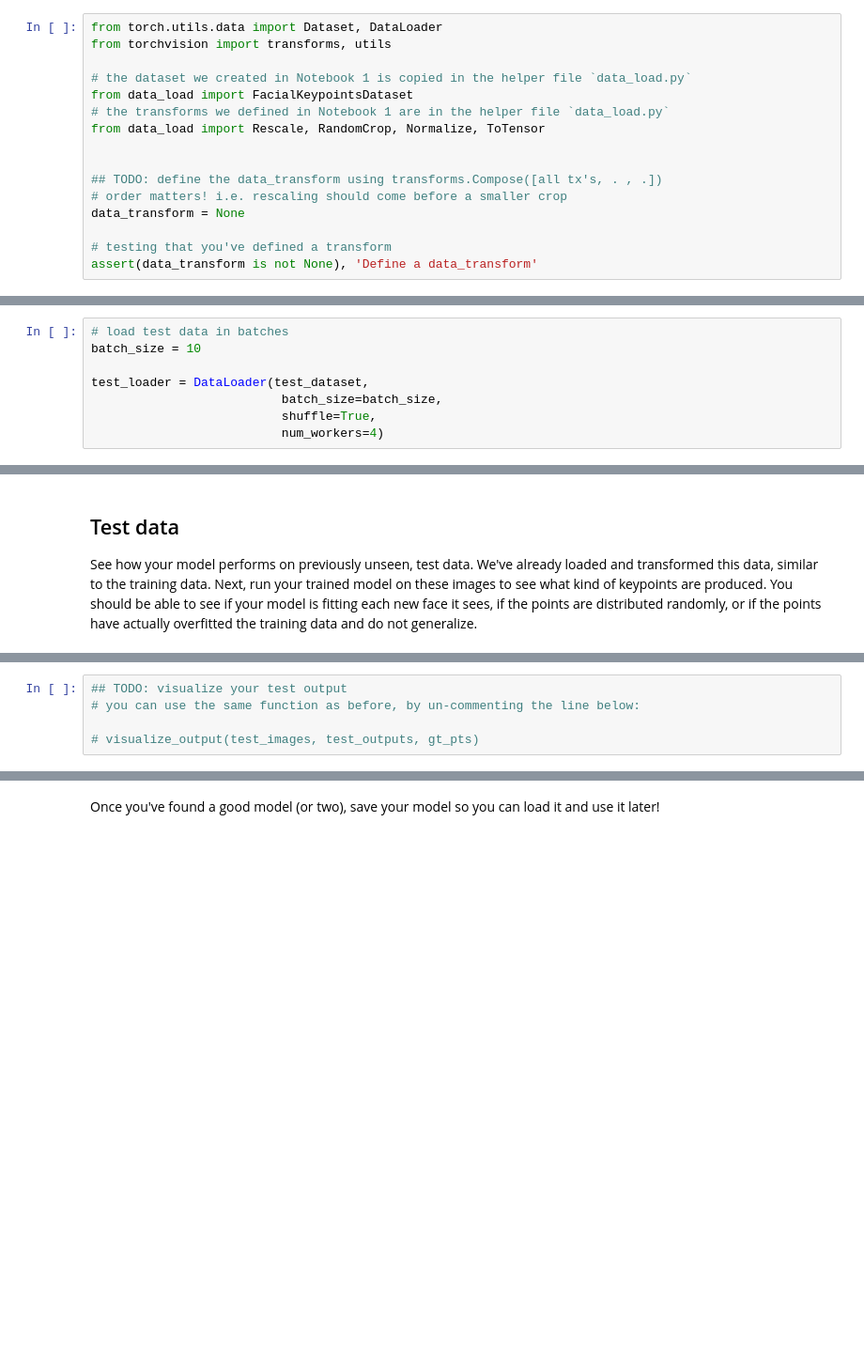
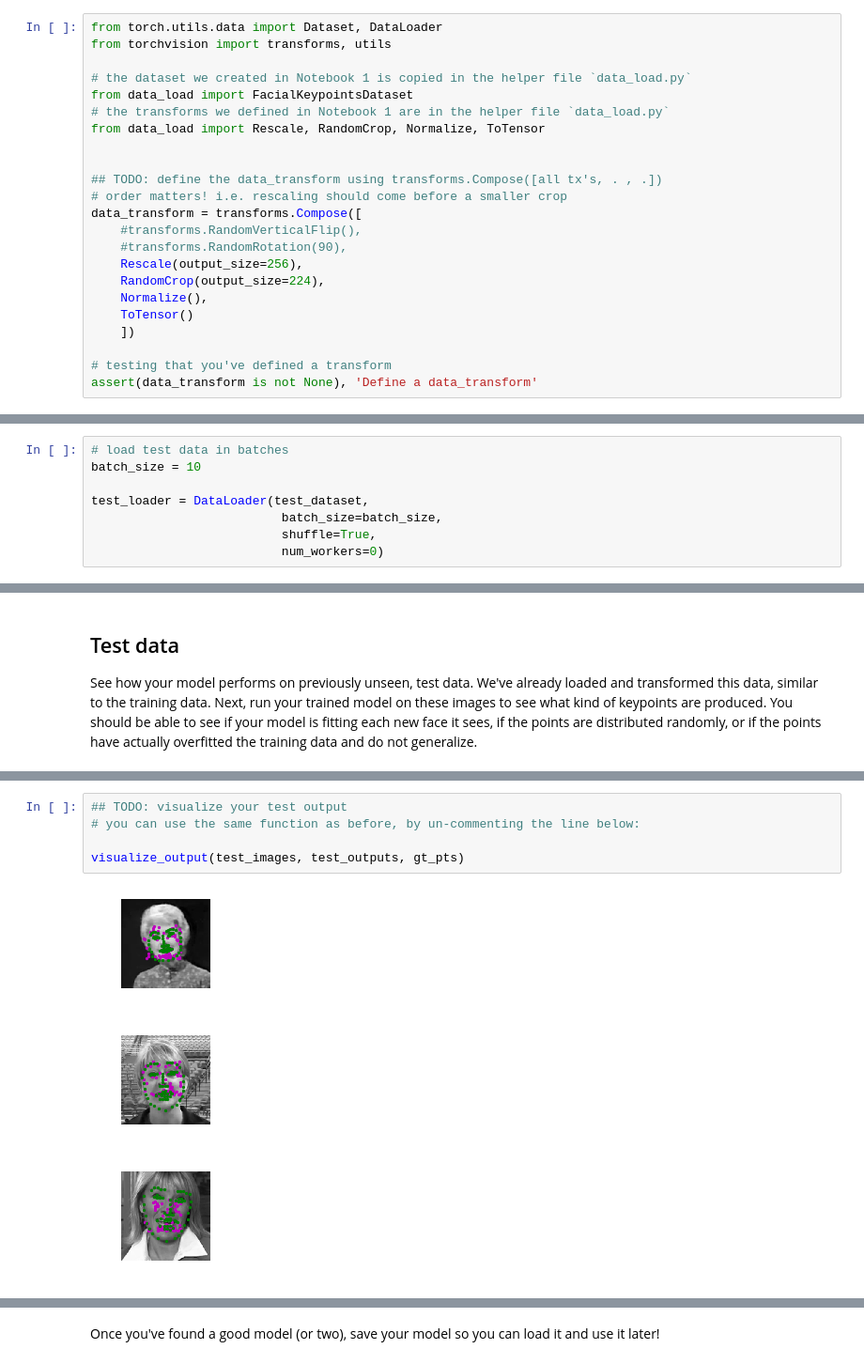
Before and after one commit to paskymail/P1_Facial_Keypoints, a Jupyter notebook: 2. Define the Network Architecture.ipynb, the cells around one changed output, grey strips where cells are left out. Shown at 94% size. Drawn from its saved outputs; the diff is of its cells as text; blank space fills up the shorter version.

```diff
--- a/2. Define the Network Architecture.ipynb
+++ b/2. Define the Network Architecture.ipynb
@@ -127,7 +127,14 @@ from data_load import Rescale, RandomCrop, Normalize, ToTensor
 
 ## TODO: define the data_transform using transforms.Compose([all tx's, . , .])
 # order matters! i.e. rescaling should come before a smaller crop
-data_transform = None
+data_transform = transforms.Compose([
+    #transforms.RandomVerticalFlip(),
+    #transforms.RandomRotation(90),
+    Rescale(output_size=256),
+    RandomCrop(output_size=224),
+    Normalize(),
+    ToTensor()
+    ])
 
 # testing that you've defined a transform
 assert(data_transform is not None), 'Define a data_transform'
@@ -186,7 +199,7 @@ batch_size = 10
 test_loader = DataLoader(test_dataset,
                           batch_size=batch_size,
                           shuffle=True,
-                          num_workers=4)
+                          num_workers=0)
 # %% [markdown]
 ## Apply the model on a test sample
 
@@ -380,5 +430,9 @@ print(gt_pts.size())
 # %%
 ## TODO: visualize your test output
 # you can use the same function as before, by un-commenting the line below:
 
-# visualize_output(test_images, test_outputs, gt_pts)
+visualize_output(test_images, test_outputs, gt_pts)
+# %% [output]
+[figure, added]
+[figure, added]
+[figure, added]
```
Also changed, not shown: parts of 9 cells of this notebook, 2 other files.
